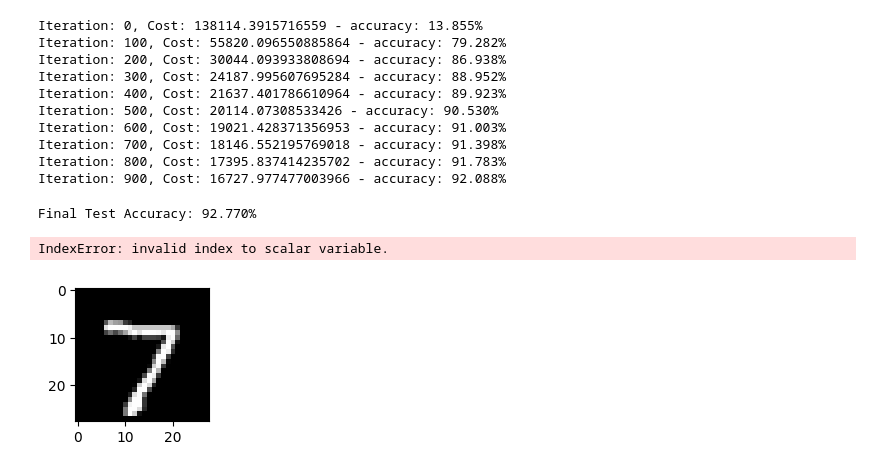
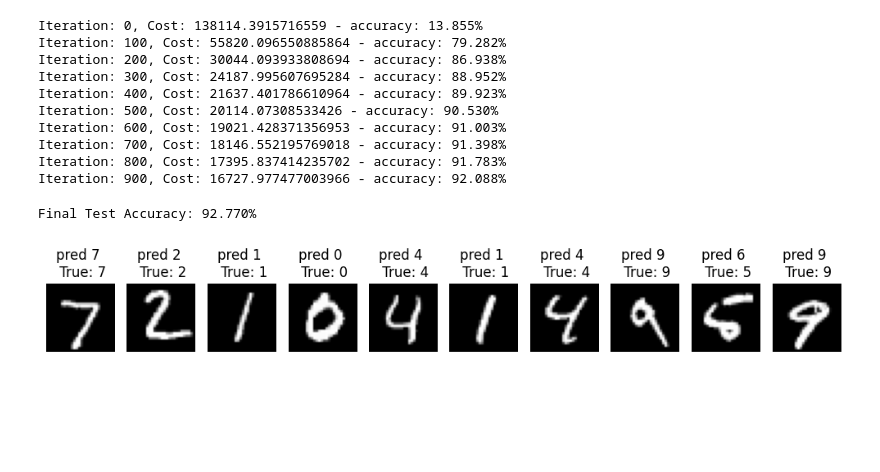
Before and after one commit to BlazeWild/MNIST-from-Scratch, a Jupyter notebook: colab_github.ipynb, the cells around one changed output. Saved outputs shown, nothing was run; the diff lists cells and outputs as text; code cells hidden in the pictures; blank space fills up the shorter version.

```diff
--- a/colab_github.ipynb
+++ b/colab_github.ipynb
@@ -140,26 +140,29 @@ Iteration: 700, Cost: 18146.552195769018 - accuracy: 91.398%
 Iteration: 800, Cost: 17395.837414235702 - accuracy: 91.783%
 Iteration: 900, Cost: 16727.977477003966 - accuracy: 92.088%
 # %%
-def pred_test_set(X_test, W1, b1, W2, b2):
+def test_set_accuracy(X_test, y_test, W1, b1, W2, b2):
     _,_,_,A2_test = forward_propagation(X_test, W1, b1, W2, b2)
-    test_acc = accuracy(y_test, A2_test)
-    return test_acc
+    A2_test = np.argmax(A2_test, axis=1)
+    y_test = np.argmax(y_test, axis=1)
+    test_accuracy = np.mean(A2_test == y_test)
+    return A2_test,test_accuracy
+
+
+#print test_set_accuracy
+A2_test,test_acc = test_set_accuracy(X_test, y_test,W1, b1, W2, b2)
+print(f"Final Test Accuracy: { test_acc* 100:.3f}%")
+# %% [output]
+Final Test Accuracy: 92.770%
 # %%
-# Make predictions on the test set
-test_accuracy = pred_test_set(X_test, W1, b1, W2, b2)
-print(f"Final Test Accuracy: { test_accuracy* 100:.3f}%")
-
-# Display some images with predictions
 num_examples = 10
 plt.figure(figsize=(10, 5))
+
 for i in range(num_examples):
-    plt.subplot(2, 5, i + 1)
+    plt.subplot(2, num_examples, i + 1)
     plt.imshow(X_test[i].reshape(28, 28), cmap='gray')
-    plt.title(f"Pred: {test_accuracy[i]}\nTrue: {np.argmax(y_test[i])}")
+    plt.title(f"pred {A2_test[i]} \n True: {np.argmax(y_test[i])}")
     plt.axis('off')
 plt.tight_layout()
 plt.show()
 # %% [output]
-Final Test Accuracy: 92.770%
-IndexError: invalid index to scalar variable.
-[figure, old version]
+[figure, new version]
```
Also changed, not shown: parts of 2 cells of this notebook, 4 other files.
